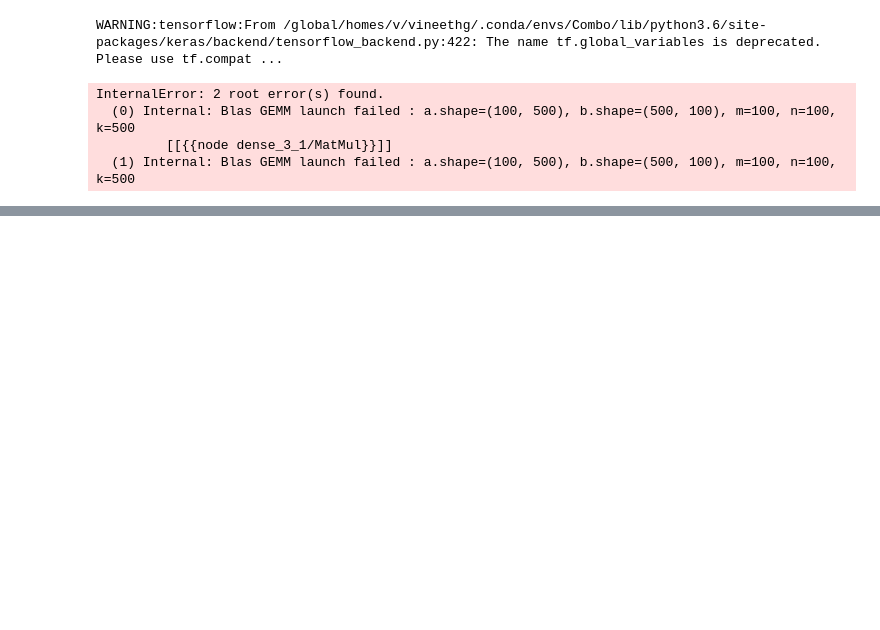
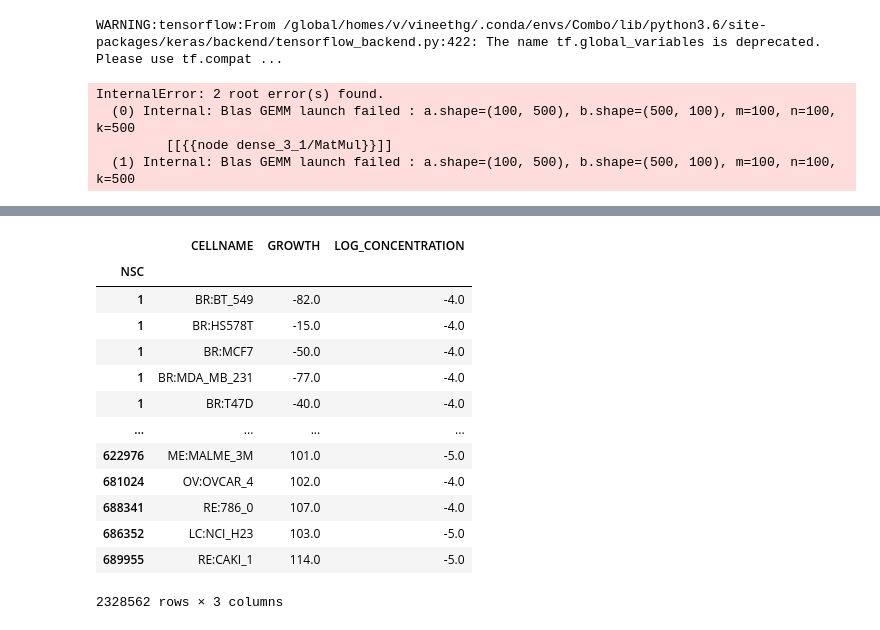
Before and after one commit to vgutta/NCI-DOE-Collab-Pilot1-Single-Drug-Response-Predictor, a Jupyter notebook: Pilot1/P1B3/predict.ipynb, the cells around one changed output, grey strips where cells are left out. Saved outputs shown, nothing was run; the diff lists cells and outputs as text; code cells hidden in the pictures; blank space fills up the shorter version.

```diff
--- a/Pilot1/P1B3/predict.ipynb
+++ b/Pilot1/P1B3/predict.ipynb
@@ -220,8 +220,8 @@ def add_conv_layer(model, layer_params, input_dim=None, locally_connected=False)
     return model
 # %%
 gParameters = initialize_parameters()
-gParameters['cell_features'] = 'all'
-gParameters['drug_features'] = 'all'
+#gParameters['cell_features'] = 'all'
+#gParameters['drug_features'] = 'all'
 benchmark.check_params(gParameters)
 # %% [output]
 Params:
@@ -434,0 +420,22 @@ benchmark.logger.removeHandler(sh)
+# %%
+cell_expr_path, cell_mrna_path, cell_prot_path, cell_kino_path,drug_desc_path, drug_auen_path, dose_resp_path, test_cell_path, test_drug_path = benchmark.stage_data()
+# %%
+dose_response_nci, dose_response_gdsc = benchmark.load_dose_response(dose_resp_path, seed, gParameters['data_type'],
+                                min_logconc=gParameters['min_logconc'], max_logconc=gParameters['max_logconc'], subsample=gParameters['subsample'])
+# %%
+dose_response_nci
+# %% [output]
+|  | CELLNAME | GROWTH | LOG_CONCENTRATION |
+| NSC |  |  |  |
+| 1 | BR:BT_549 | -82.0 | -4.0 |
+| 1 | BR:HS578T | -15.0 | -4.0 |
+| 1 | BR:MCF7 | -50.0 | -4.0 |
+| 1 | BR:MDA_MB_231 | -77.0 | -4.0 |
+| 1 | BR:T47D | -40.0 | -4.0 |
+| ... | ... | ... | ... |
+| 622976 | ME:MALME_3M | 101.0 | -5.0 |
+| 681024 | OV:OVCAR_4 | 102.0 | -4.0 |
+| 688341 | RE:786_0 | 107.0 | -4.0 |
+| 686352 | LC:NCI_H23 | 103.0 | -5.0 |
+| 689955 | RE:CAKI_1 | 114.0 | -5.0 |
+2328562 rows × 3 columns
```
Also changed, not shown: parts of 4 cells of this notebook, 3 other files.
